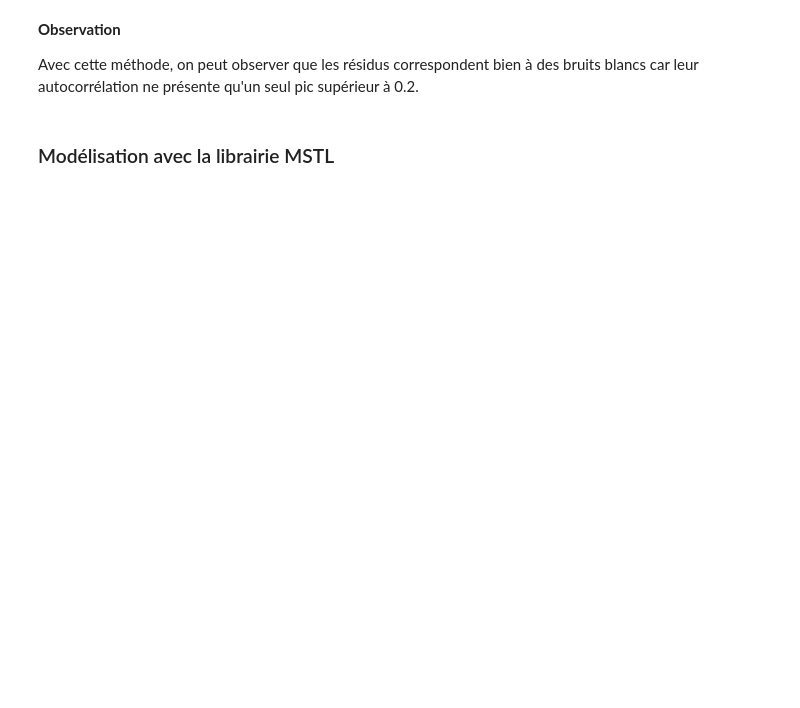
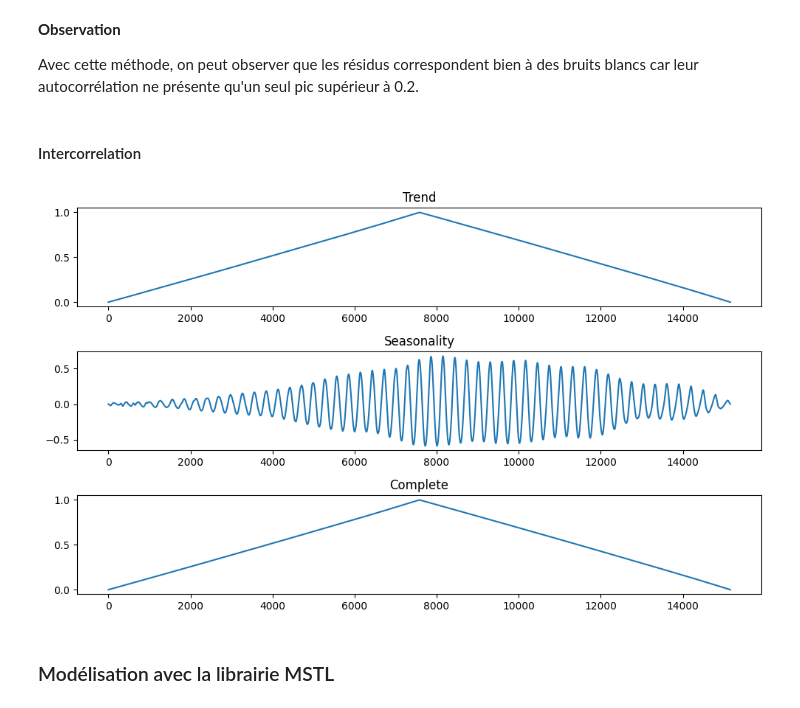
Before and after one commit to PiDchsn/Projet-RI, a Jupyter notebook: Correlation_signaux.ipynb, the cells around one changed output. Drawn from its saved outputs; the diff is of its cells as text; code cells hidden in the pictures; blank space fills up the shorter version.

```diff
--- a/Correlation_signaux.ipynb
+++ b/Correlation_signaux.ipynb
@@ -475,6 +475,36 @@ plt.show()
 **Observation**
 
 Avec cette méthode, on peut observer que les résidus correspondent bien à des bruits blancs car leur autocorrélation ne présente qu'un seul pic supérieur à 0.2.
+# %% [markdown]
+#### Intercorrelation
+# %%
+fig, ax = plt.subplots(3,1, figsize=(10, 6))
+
+corr_t = signal.correlate(result_stl1.trend,result_stl2.trend)
+norm_factor = np.sqrt(np.sum(result_stl1.trend**2) * np.sum(result_stl2.trend**2))
+corr_t_normalized = corr_t / norm_factor
+
+ax[0].plot(corr_t_normalized)
+ax[0].set_title('Trend')
+
+corr_s = signal.correlate(result_stl1.seasonal,result_stl2.seasonal)
+norm_factor = np.sqrt(np.sum(result_stl1.seasonal**2) * np.sum(result_stl2.seasonal**2))
+corr_s_normalized = corr_s / norm_factor
+
+ax[1].plot(corr_s_normalized)
+ax[1].set_title('Seasonality')
+
+corr_a = signal.correlate(time_serie_crop,time_serie_crop2)
+norm_factor = np.sqrt(np.sum(time_serie_crop**2) * np.sum(time_serie_crop2**2))
+corr_a_normalized = corr_a / norm_factor
+
+ax[2].plot(corr_a_normalized)
+ax[2].set_title('Complete')
+
+plt.tight_layout()
+plt.show()
+# %% [output]
+[figure, added]
 # %% [markdown]
 ### Modélisation avec la librairie MSTL
 # %%
```
Also changed, not shown: parts of 17 cells of this notebook.
